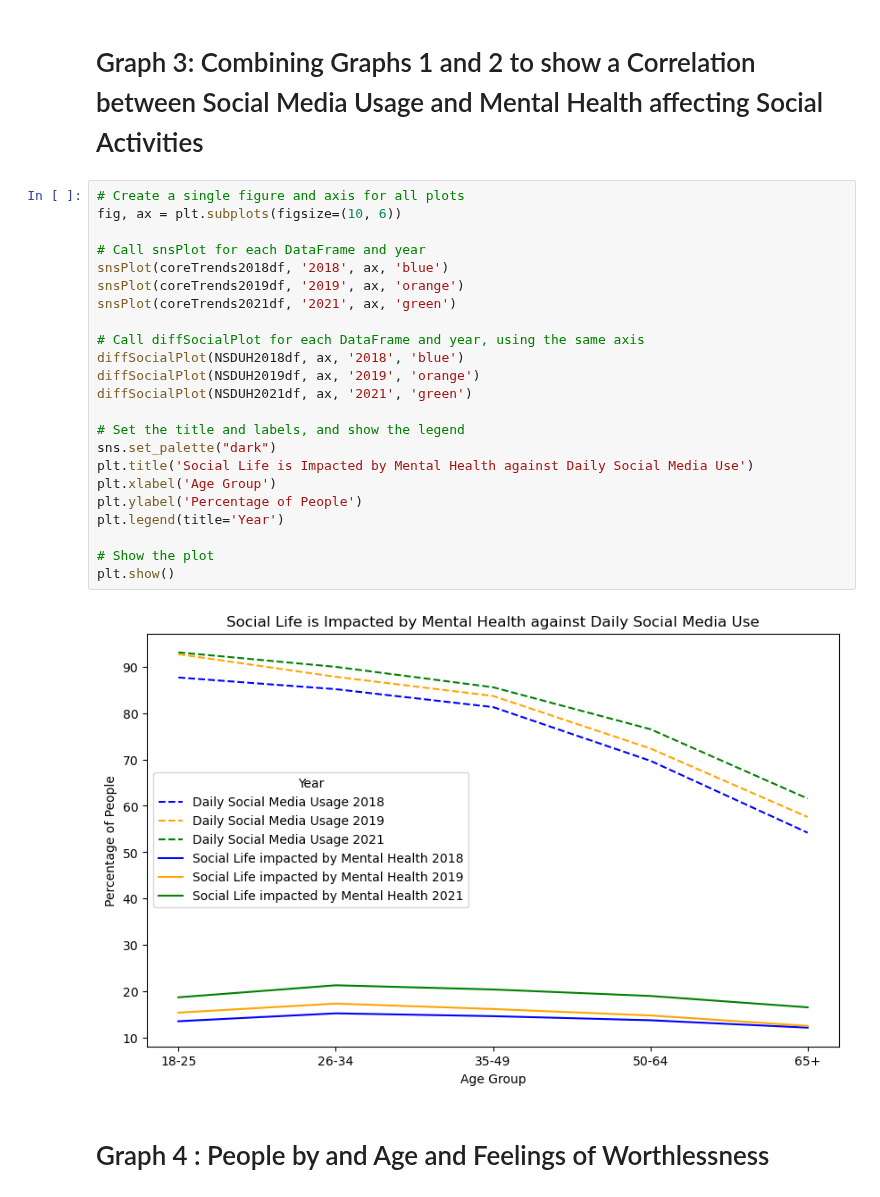
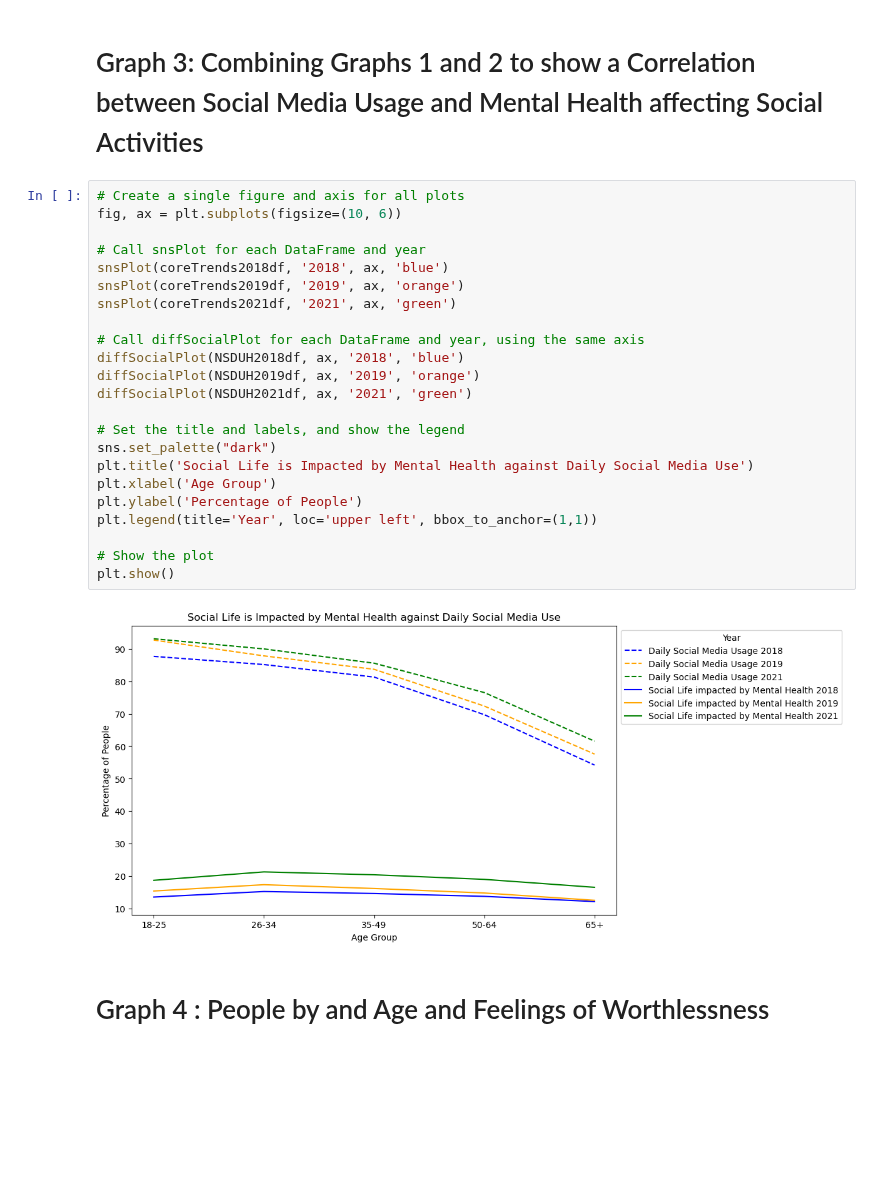
Before and after one commit to uic-cs418/group-project-gamon, a Jupyter notebook: eng.ipynb, the cells around one changed output. Drawn from its saved outputs; the diff is of its cells as text; blank space fills up the shorter version.

```diff
--- a/eng.ipynb
+++ b/eng.ipynb
@@ -180,28 +180,28 @@ plt.show()
 # %%
 # Create a single figure and axis for all plots
 fig, ax = plt.subplots(figsize=(10, 6))
 
 # Call snsPlot for each DataFrame and year
 snsPlot(coreTrends2018df, '2018', ax, 'blue')
 snsPlot(coreTrends2019df, '2019', ax, 'orange')
 snsPlot(coreTrends2021df, '2021', ax, 'green')
 
 # Call diffSocialPlot for each DataFrame and year, using the same axis
 diffSocialPlot(NSDUH2018df, ax, '2018', 'blue')
 diffSocialPlot(NSDUH2019df, ax, '2019', 'orange')
 diffSocialPlot(NSDUH2021df, ax, '2021', 'green')
 
 # Set the title and labels, and show the legend
 sns.set_palette("dark")
 plt.title('Social Life is Impacted by Mental Health against Daily Social Media Use')
 plt.xlabel('Age Group')
 plt.ylabel('Percentage of People')
-plt.legend(title='Year')
+plt.legend(title='Year', loc='upper left', bbox_to_anchor=(1,1))
 
 # Show the plot
 plt.show()
 # %% [output]
-[figure, old version]
+[figure, new version]
 # %% [markdown]
 # Graph 4 : People by and Age and Feelings of Worthlessness
 # %%
```
Also changed, not shown: parts of 4 cells of this notebook, 3 other files.
